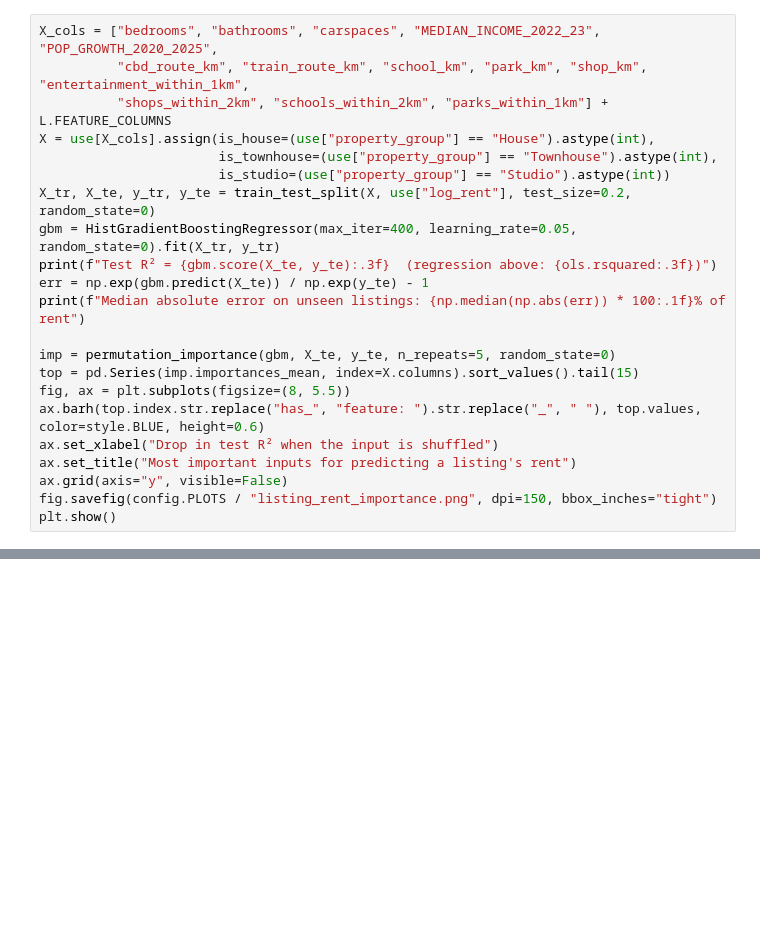
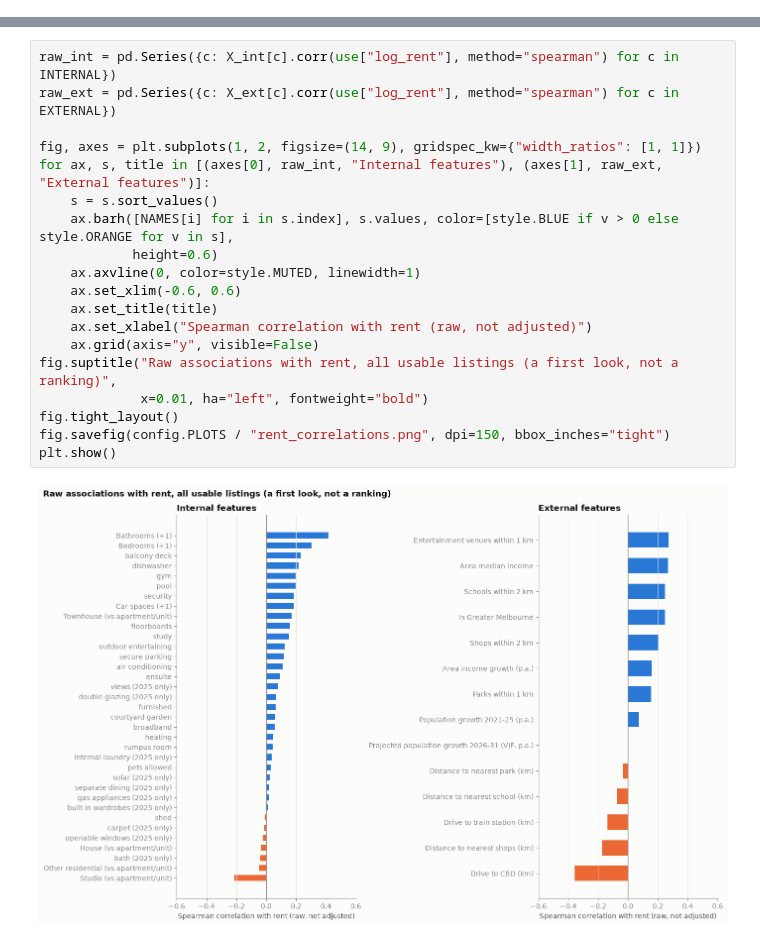
Before and after one commit to mdharmawan19/industry-project-group-55, a Jupyter notebook: notebooks/06_rent_drivers.ipynb, the cells around one changed output, grey strips where cells are left out. Cells and saved outputs as stored; diff of their text form; blank space fills up the shorter version.

Commit message:
Rework 03 DFFH panel, 06 rent drivers, merge 05b into 05 geospatial

```diff
--- a/notebooks/06_rent_drivers.ipynb
+++ b/notebooks/06_rent_drivers.ipynb
@@ -138,22 +0,0 @@ worse the predictions get: the bigger the drop, the more the model relies on tha
-# %%
-X_cols = ["bedrooms", "bathrooms", "carspaces", "MEDIAN_INCOME_2022_23", "POP_GROWTH_2020_2025",
-          "cbd_route_km", "train_route_km", "school_km", "park_km", "shop_km", "entertainment_within_1km",
-          "shops_within_2km", "schools_within_2km", "parks_within_1km"] + L.FEATURE_COLUMNS
-X = use[X_cols].assign(is_house=(use["property_group"] == "House").astype(int),
-                       is_townhouse=(use["property_group"] == "Townhouse").astype(int),
-                       is_studio=(use["property_group"] == "Studio").astype(int))
-X_tr, X_te, y_tr, y_te = train_test_split(X, use["log_rent"], test_size=0.2, random_state=0)
-gbm = HistGradientBoostingRegressor(max_iter=400, learning_rate=0.05, random_state=0).fit(X_tr, y_tr)
-print(f"Test R² = {gbm.score(X_te, y_te):.3f}  (regression above: {ols.rsquared:.3f})")
-err = np.exp(gbm.predict(X_te)) / np.exp(y_te) - 1
-print(f"Median absolute error on unseen listings: {np.median(np.abs(err)) * 100:.1f}% of rent")
-
-imp = permutation_importance(gbm, X_te, y_te, n_repeats=5, random_state=0)
-top = pd.Series(imp.importances_mean, index=X.columns).sort_values().tail(15)
-fig, ax = plt.subplots(figsize=(8, 5.5))
-ax.barh(top.index.str.replace("has_", "feature: ").str.replace("_", " "), top.values, color=style.BLUE, height=0.6)
-ax.set_xlabel("Drop in test R² when the input is shuffled")
-ax.set_title("Most important inputs for predicting a listing's rent")
-ax.grid(axis="y", visible=False)
-fig.savefig(config.PLOTS / "listing_rent_importance.png", dpi=150, bbox_inches="tight")
-plt.show()
@@ -291,0 +126,21 @@ Most sought after (fewest median days on market)
+# %%
+raw_int = pd.Series({c: X_int[c].corr(use["log_rent"], method="spearman") for c in INTERNAL})
+raw_ext = pd.Series({c: X_ext[c].corr(use["log_rent"], method="spearman") for c in EXTERNAL})
+
+fig, axes = plt.subplots(1, 2, figsize=(14, 9), gridspec_kw={"width_ratios": [1, 1]})
+for ax, s, title in [(axes[0], raw_int, "Internal features"), (axes[1], raw_ext, "External features")]:
+    s = s.sort_values()
+    ax.barh([NAMES[i] for i in s.index], s.values, color=[style.BLUE if v > 0 else style.ORANGE for v in s],
+            height=0.6)
+    ax.axvline(0, color=style.MUTED, linewidth=1)
+    ax.set_xlim(-0.6, 0.6)
+    ax.set_title(title)
+    ax.set_xlabel("Spearman correlation with rent (raw, not adjusted)")
+    ax.grid(axis="y", visible=False)
+fig.suptitle("Raw associations with rent, all usable listings (a first look, not a ranking)",
+             x=0.01, ha="left", fontweight="bold")
+fig.tight_layout()
+fig.savefig(config.PLOTS / "rent_correlations.png", dpi=150, bbox_inches="tight")
+plt.show()
+# %% [output]
+[figure, added]
```
Also changed, not shown: parts of 36 cells of this notebook, 31 other files.
